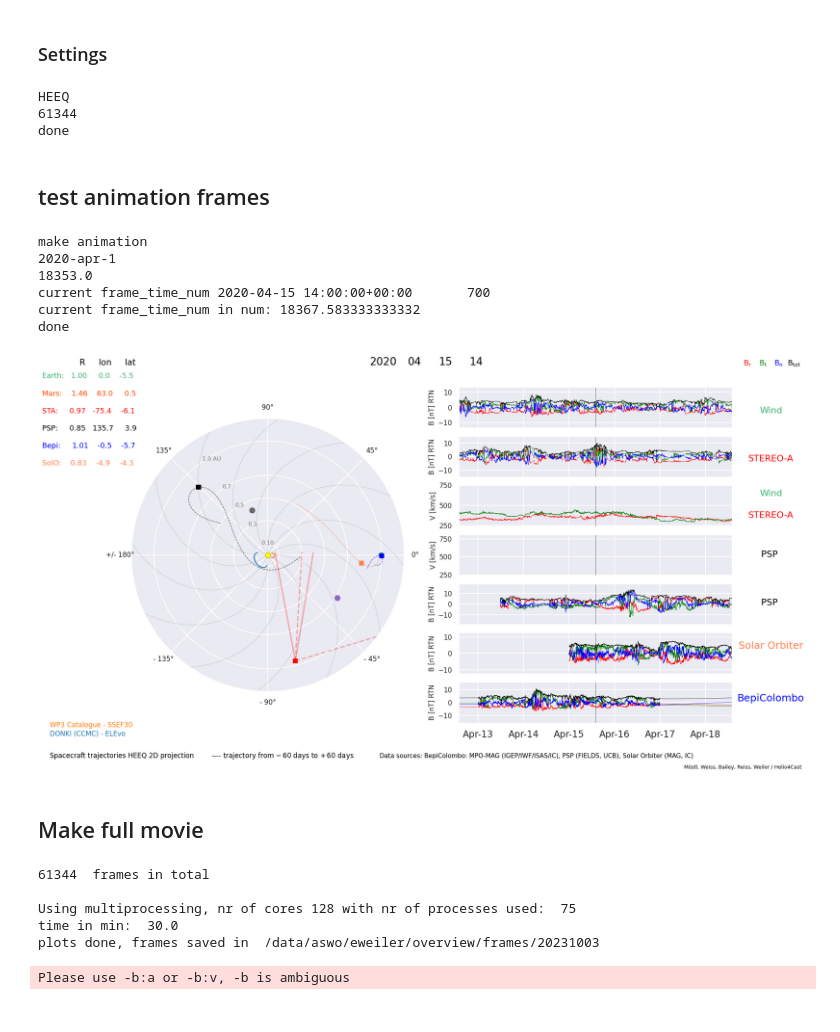
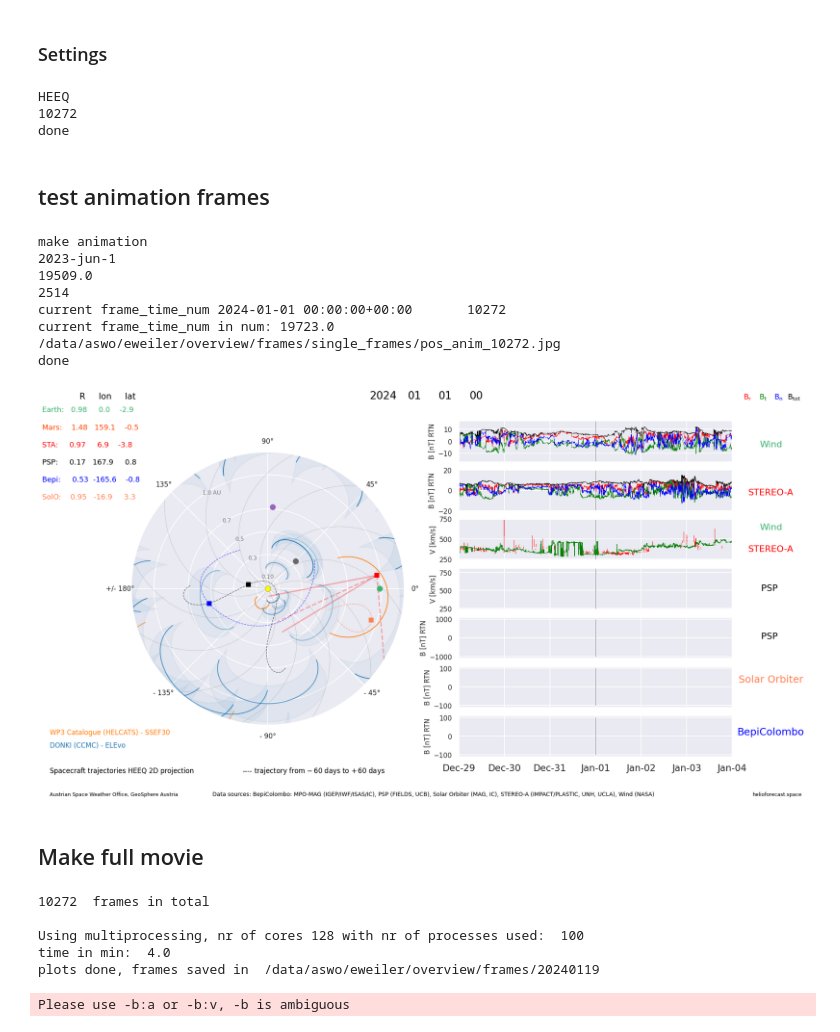
Before and after one commit to EvaWeiler/ELEvo, a Jupyter notebook: elevo_overview.ipynb, the cells around one changed output. Drawn from its saved outputs; the diff is of its cells as text; code cells hidden in the pictures.

Commit message:
update config_servers.py and elevo_overview.ipynb

```diff
--- a/elevo_overview.ipynb
+++ b/elevo_overview.ipynb
@@ -232,5 +275,8 @@ except urllib.error.URLError as e:
     print('DONKI not loaded')
 
 data = pd.read_json(overview_path+'data/DONKI.json')
+data['time21_5'] = mdates.date2num(data.time21_5)
+data = data.groupby('associatedCMEID').mean().reset_index()
+
 print('# CMEs since 2020-01-01: ', len(data))
 # %% [output]
@@ -254,15 +316,15 @@ def donki_kinematics(i):
     if i == 1000:
         print('1000 CMEs done')
 
-    r21_t0 = data.time21_5
+    t0_num = data.time21_5
     distance0 = 21.5*u.solRad.to(u.km)
-    t0 = pd.to_datetime(r21_t0)
-    t0_num = mdates.date2num(data.time21_5)
+    t0 = mdates.num2date(t0_num)
+
     gamma_init = 0.15
     ambient_wind_init = 450.
     kindays = 20
     n_ensemble = 50000
-    halfwidth = np.deg2rad(55.)
+    halfwidth = np.deg2rad(35.)
     res_in_min = 30
     f = 0.7
 
@@ -327,10 +389,11 @@ def donki_kinematics(i):
         dct = t0_num[i]-earth.time
         earth_ind = np.argmin(np.abs(dct))
 
-        if np.abs(np.deg2rad(data.longitude[i])) + np.abs(earth.lon[earth_ind]) < np.pi:
+        if np.abs(np.deg2rad(data.longitude[i])) + np.abs(earth.lon[earth_ind]) > np.pi and np.sign(np.deg2rad(data.longitude[i])) != np.sign(earth.lon[earth_ind]):
+            delta_earth = np.deg2rad(data.longitude[i]) - (earth.lon[earth_ind] + 2 * np.pi * np.sign(np.deg2rad(data.longitude[i])))
+
+        else:
             delta_earth = np.deg2rad(data.longitude[i]) - earth.lon[earth_ind]
-        else:
-            delta_earth = np.deg2rad(data.longitude[i]) - (earth.lon[earth_ind] + 2 * np.pi * np.sign(np.deg2rad(data.longitude[i])))
 
         root = np.sin(cme_delta)**2 * f**2*np.ones([kindays_in_min,3]) * (cme_b**2 - cme_c**2) + np.cos(cme_delta)**2 * cme_b**2
         distance_earth[cme_hit.all() == 1] = (cme_c * np.cos(cme_delta) + np.sqrt(root)) / (np.sin(cme_delta)**2 * f**2*np.ones([kindays_in_min,3]) + np.cos(cme_delta)**2) #distance from SUN in AU for given point on ellipse
@@ -350,7 +413,7 @@ def donki_kinematics(i):
                 arr_speed.append(speed[int(index-1)])
 
             err_arr_time = (arr_time[1]-arr_time[2]).total_seconds()/3600.
-            results.append([cme_id[i], cme_lat[i], cme_lon[i], r21_t0[i], arr_time[0], err_arr_time, arr_speed[0]])
+            results.append([cme_id[i], cme_lat[i], cme_lon[i], t0[i], arr_time[0], err_arr_time, arr_speed[0]])
 
         with open(overview_path+'data/ICME_arrival_2020.txt', "ab") as f:
             np.savetxt(f, results, newline='\n', fmt='%s')
@@ -389,7 +452,7 @@ print('generate kinematics using elevo and multiprocessing')
 
 start_time = time.time()
 
-used=75
+used=100
 print('Using multiprocessing, nr of cores',mp.cpu_count(), ', nr of processes used: ',used)
 pool=mp.get_context('fork').Pool(processes=used)
 
@@ -398,6 +461,6 @@ results = pool.map(donki_kinematics, range(len(data)))
 pool.close()
 pool.join()
 
-print('time in seconds: ',np.round((time.time()-start_time)))
+print('time in minutes: ',np.round((time.time()-start_time)/60))
 # %% [output]
 generate kinematics using elevo and multiprocessing
@@ -1482,8 +1566,8 @@ date_today = datetime.now().strftime('%Y%m%d')
 
 outputdirectory=overview_frames_path+str(date_today)
 animdirectory=overview_movie_path
-t_start ='2020-apr-1'
-t_end   ='2023-oct-1'
+t_start ='2023-jun-1'
+t_end   ='2024-jan-1'
 
 res_in_days=1/48. #1hour =1/24
 #res_in_days=1/24.
@@ -1510,7 +1594,7 @@ print(k_all)
 print('done')
 # %% [output]
 HEEQ
-61344
+10272
 done
 # %% [markdown]
 ## test animation frames
@@ -1533,39 +1617,51 @@ print(frame_time_num)
 
 sns.set_context('talk')
 if not black: sns.set_style('darkgrid'),#{'grid.linestyle': ':', 'grid.color': '.35'})
 if black: sns.set_style('white',{'grid.linestyle': ':', 'grid.color': '.35'})
 
 # animation settings
 
 fsize=13
 fadeind=int(30/res_in_days)#
 #fadeind=int(120/res_in_days)
 
 symsize_planet=110
 symsize_spacecraft=80
 
 #for parker spiral
 theta=np.arange(0,np.deg2rad(180),0.01)
 
 ######################## make frames
 
 #for debugging
 #don't close plot in make_frame when testing
 
-make_frame2(700)
+frame_time_num_list = [frame_time_num+k*res_in_days for k in range(k_all)]
+
+#datetime(2022,1,25,13,0)
+#datetime(2022,3,13,10,0)
+#
+
+
+k_specific = np.where(frame_time_num_list==mdates.date2num(datetime(2023,7,23,9,0)))[0][0]
+print(k_specific)
+
+make_frame2(k_all)
 
 #for i in np.arange(1,3,1):
 #    make_frame(i)
 
 print('done')
 # %% [output]
 make animation
-2020-apr-1
-18353.0
-current frame_time_num 2020-04-15 14:00:00+00:00       700
-current frame_time_num in num: 18367.583333333332
+2023-jun-1
+19509.0
+2514
+current frame_time_num 2024-01-01 00:00:00+00:00       10272
+current frame_time_num in num: 19723.0
+/data/aswo/eweiler/overview/frames/single_frames/pos_anim_10272.jpg
 done
-[figure, old version]
+[figure, new version]
 # %% [markdown]
 ## Make full movie
 # %%
@@ -1580,7 +1676,7 @@ start_time=time.time()
 
 #number of processes depends on your machines memory; check with command line "top"
 #how much memory is used by all your processesii
-nr_of_processes_used = 75
+nr_of_processes_used = 100
 print('Using multiprocessing, nr of cores',multiprocessing.cpu_count(), \
       'with nr of processes used: ',nr_of_processes_used)
 
@@ -1598,11 +1694,11 @@ pool.map(make_frame, input)
 print('time in min: ',np.round((time.time()-start_time)/60))
 print('plots done, frames saved in ',outputdirectory)
 # %% [output]
-61344  frames in total
+10272  frames in total
 
-Using multiprocessing, nr of cores 128 with nr of processes used:  75
-time in min:  30.0
-plots done, frames saved in  /data/aswo/eweiler/overview/frames/20231003
+Using multiprocessing, nr of cores 128 with nr of processes used:  100
+time in min:  4.0
+plots done, frames saved in  /data/aswo/eweiler/overview/frames/20240119
 # %%
 
 os.system(ffmpeg_path+'ffmpeg -r 30 -i '+str(outputdirectory)+'/pos_anim_%05d.jpg -b 5000k \
```
Also changed, not shown: parts of 14 cells of this notebook.
